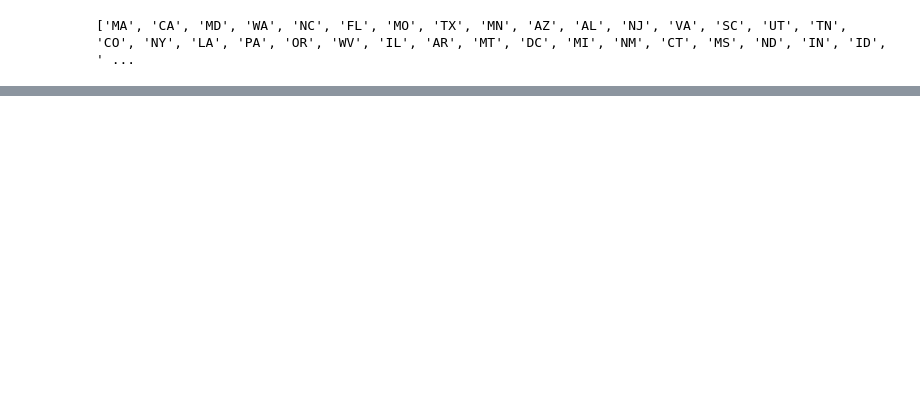
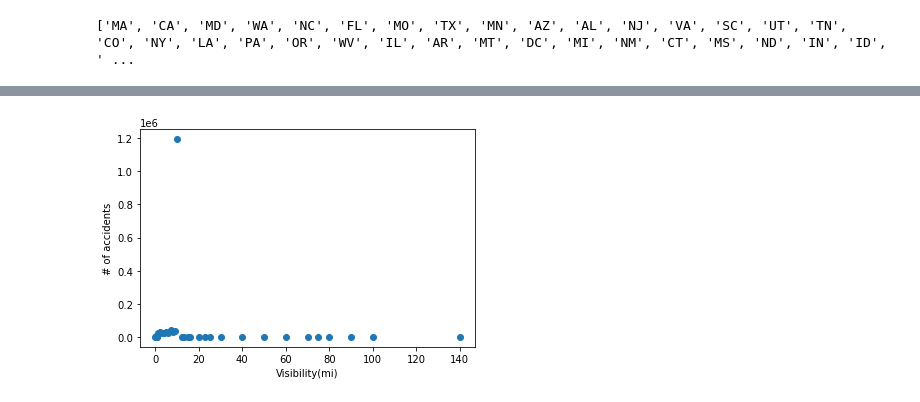
Before and after one commit to jonkwiatkowski/US-Traffic-Accident-Analysis, a Jupyter notebook: Analysis.ipynb, the cells around one changed output, grey strips where cells are left out. Saved outputs shown, nothing was run; the diff lists cells and outputs as text; code cells hidden in the pictures; blank space fills up the shorter version.

```diff
--- a/Analysis.ipynb
+++ b/Analysis.ipynb
@@ -123,0 +149,3 @@ fig
+# %%
+vis_data = accident_data.groupby("Visibility(mi)").count()
+vis_data["# of accidents"]
@@ -123,0 +170,3 @@ fig
+# %%
+vis_data.reset_index(inplace = True)
+vis_data
@@ -123,0 +191,11 @@ fig
+# %%
+#Scatter plot of visibility vs accidents
+groupby = accident_data.groupby(['Visibility(mi)'])['# of accidents'].sum()
+x_values = vis_data["Visibility(mi)"]
+y_values = vis_data["# of accidents"]
+plt.scatter(x_values,y_values)
+plt.xlabel("Visibility(mi)")
+plt.ylabel("# of accidents")
+plt.show()
+# %% [output]
+[figure, added]
```
Also changed, not shown: parts of 16 cells of this notebook.
